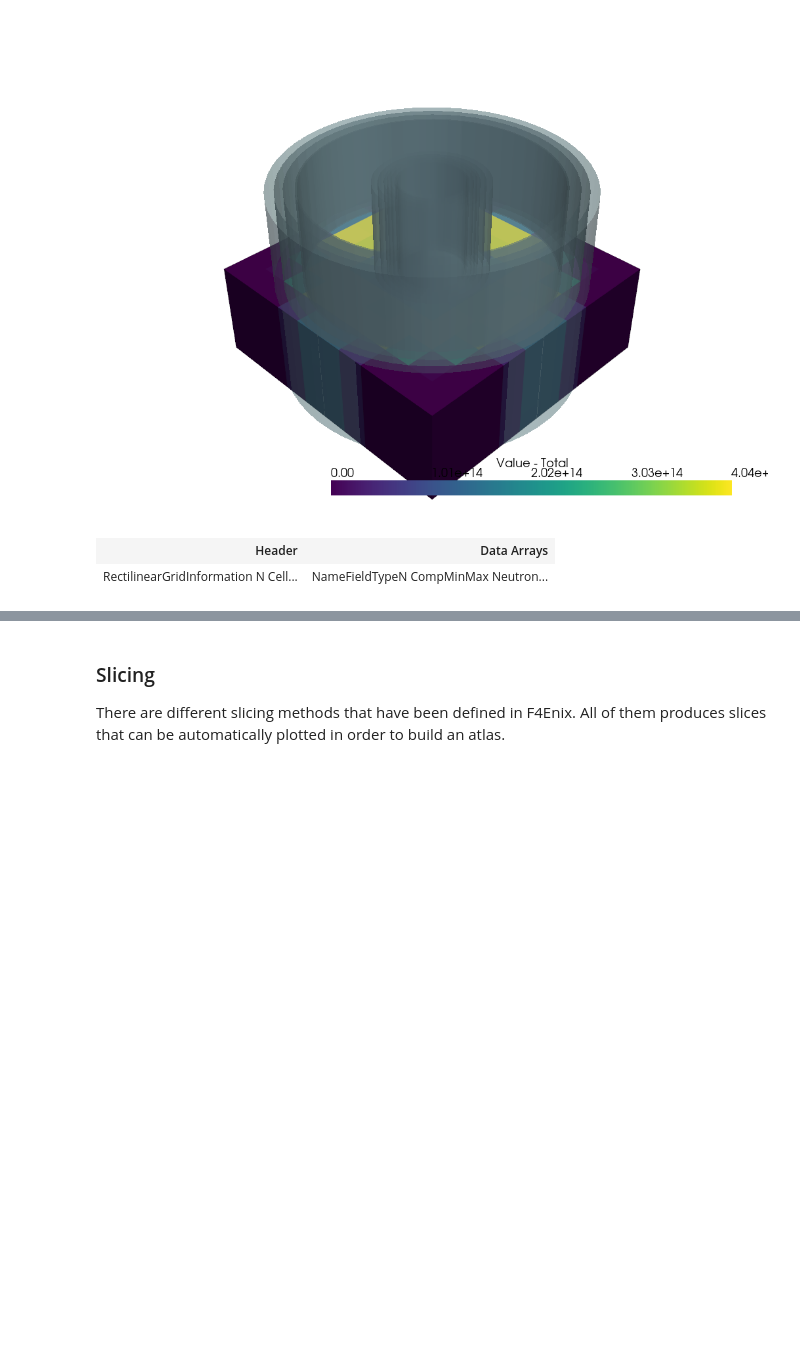
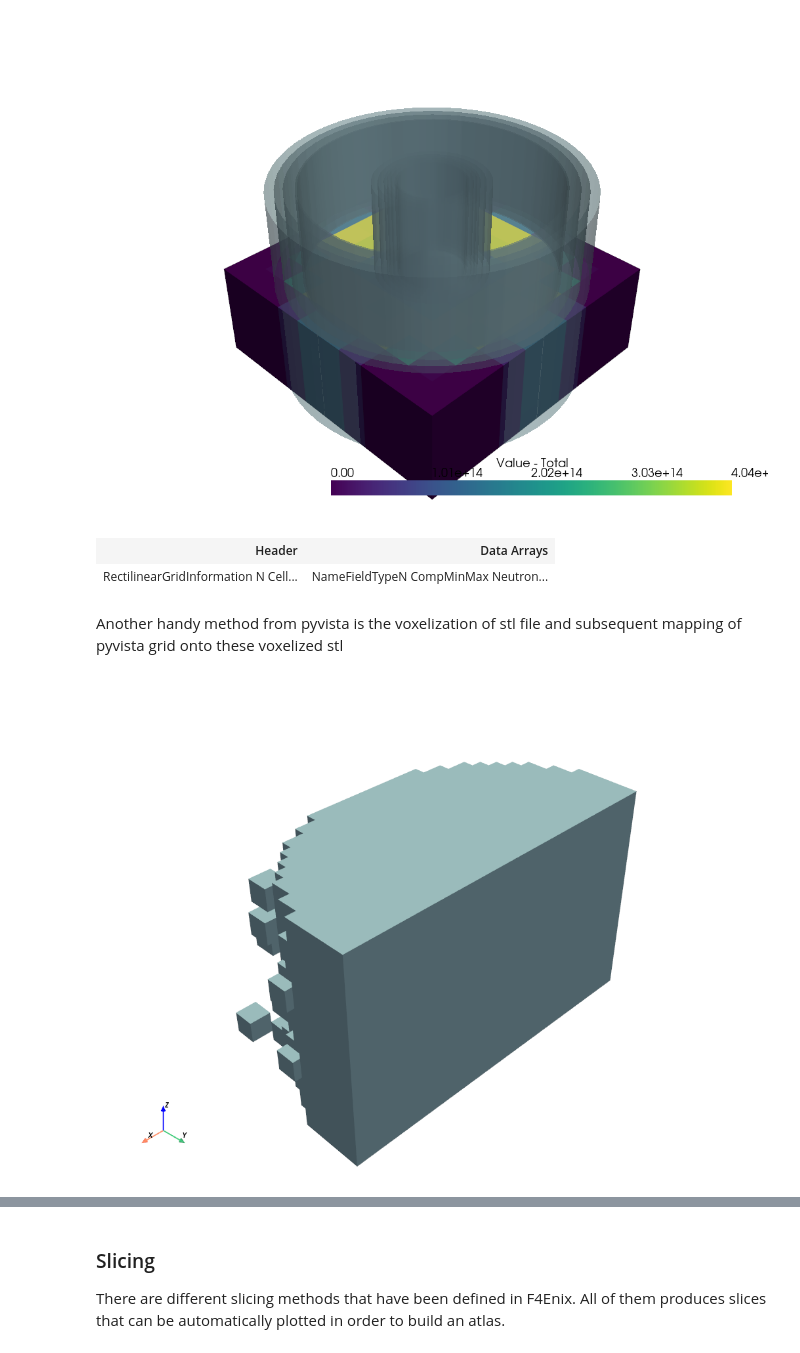
Before and after one commit to Fusion4Energy/F4Enix, a Jupyter notebook: docs/source/examples/output/jupyters/meshtal.ipynb, the cells around one changed output, grey strips where cells are left out. Cells and saved outputs as stored; diff of their text form; code cells hidden in the pictures; blank space fills up the shorter version.

Commit message:
added example of voxelization to cover #65

```diff
--- a/docs/source/examples/output/jupyters/meshtal.ipynb
+++ b/docs/source/examples/output/jupyters/meshtal.ipynb
@@ -102,3 +102,13 @@ global_mesh
 # %% [output]
 | Header | Data Arrays |
 | RectilinearGridInformation N Cell... | NameFieldTypeN CompMinMax Neutron... |
+# %% [markdown]
+Another handy method from pyvista is the voxelization of stl file and subsequent mapping of pyvista grid onto these voxelized stl
+# %%
+import pyvista as pv
+divisions = 50 # increase this will lead to better detail (i.e. smaller size of voxels)
+voxelized = pv.voxelize(stl, density=stl.length/divisions, check_surface=False)
+
+voxelized.clip(normal='y').plot(jupyter_backend='static')
+# %% [output]
+[figure, added]
```
Also changed, not shown: parts of 3 cells of this notebook.
